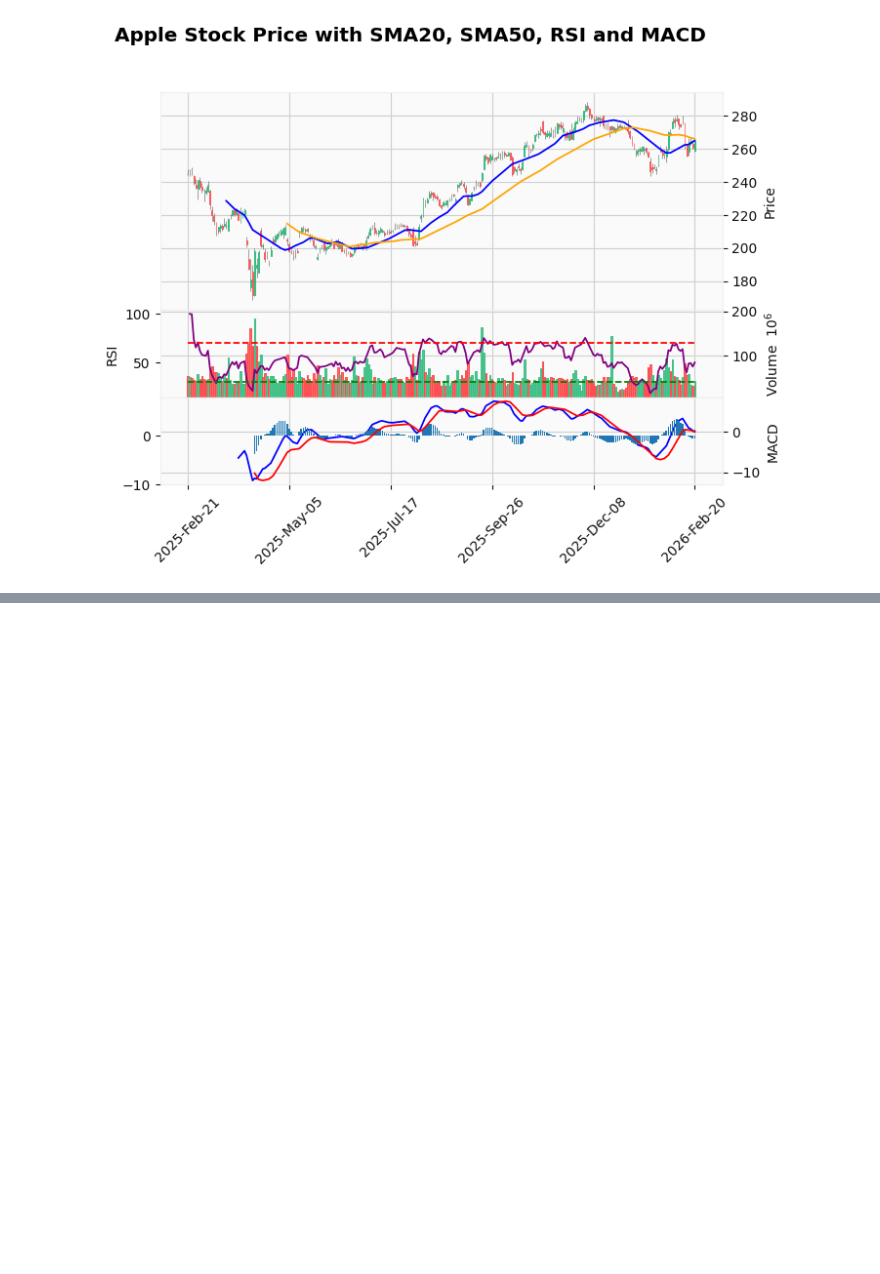
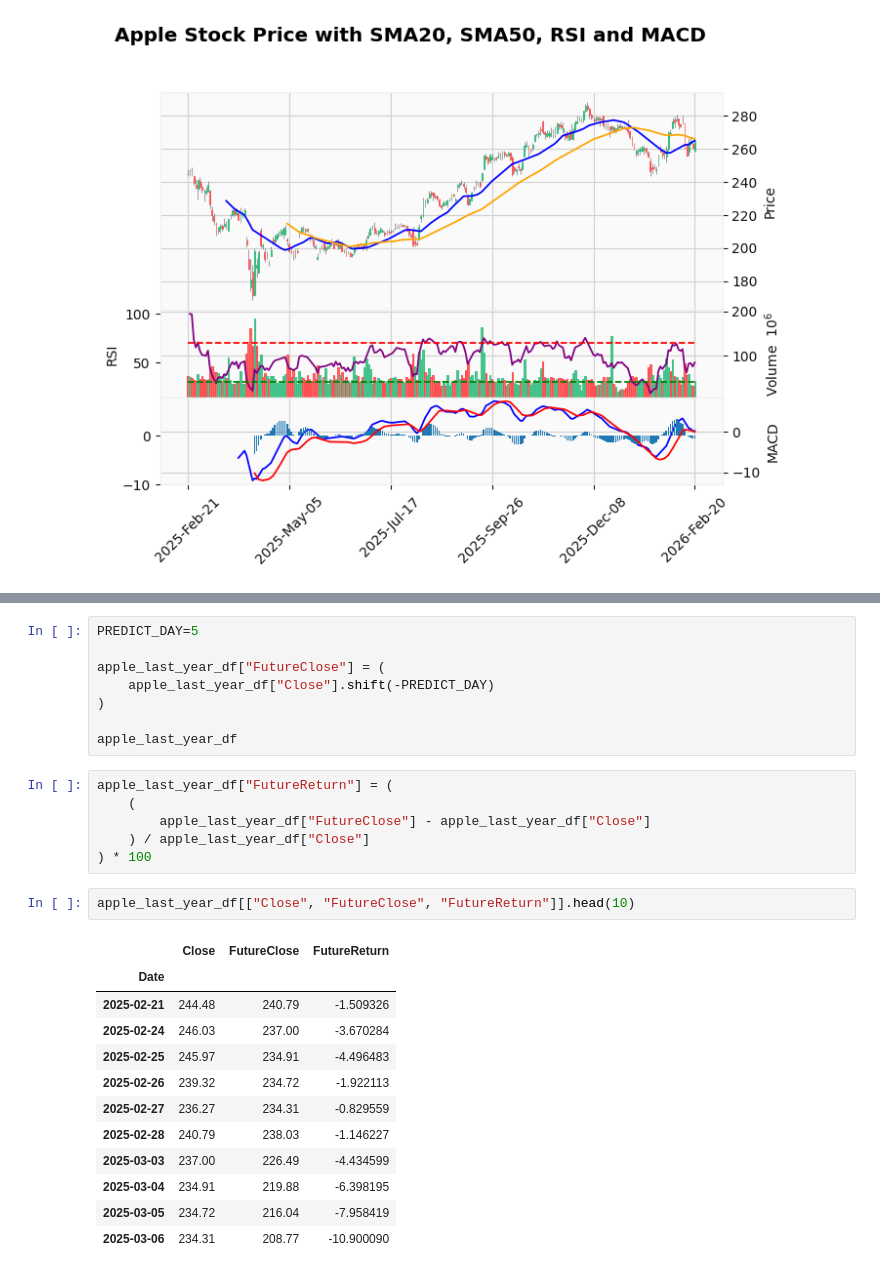
Before and after one commit to alaricbat/FinancialApp, a Jupyter notebook: AA002FinancialAI/ai-module/svm/svm_kernel.ipynb, the cells around one changed output, grey strips where cells are left out. Saved outputs shown, nothing was run; the diff lists cells and outputs as text; blank space fills up the shorter version.

Commit message:
Common:SVM:20260712:apply future return with SVM

```diff
--- a/AA002FinancialAI/ai-module/svm/svm_kernel.ipynb
+++ b/AA002FinancialAI/ai-module/svm/svm_kernel.ipynb
@@ -414,0 +356,29 @@ plt.show()
+# %%
+PREDICT_DAY=5
+
+apple_last_year_df["FutureClose"] = (
+    apple_last_year_df["Close"].shift(-PREDICT_DAY)
+)
+
+apple_last_year_df
+# %%
+apple_last_year_df["FutureReturn"] = (
+    (
+        apple_last_year_df["FutureClose"] - apple_last_year_df["Close"]
+    ) / apple_last_year_df["Close"]
+) * 100
+# %%
+apple_last_year_df[["Close", "FutureClose", "FutureReturn"]].head(10)
+# %% [output]
+|  | Close | FutureClose | FutureReturn |
+| Date |  |  |  |
+| 2025-02-21 | 244.48 | 240.79 | -1.509326 |
+| 2025-02-24 | 246.03 | 237.00 | -3.670284 |
+| 2025-02-25 | 245.97 | 234.91 | -4.496483 |
+| 2025-02-26 | 239.32 | 234.72 | -1.922113 |
+| 2025-02-27 | 236.27 | 234.31 | -0.829559 |
+| 2025-02-28 | 240.79 | 238.03 | -1.146227 |
+| 2025-03-03 | 237.00 | 226.49 | -4.434599 |
+| 2025-03-04 | 234.91 | 219.88 | -6.398195 |
+| 2025-03-05 | 234.72 | 216.04 | -7.958419 |
+| 2025-03-06 | 234.31 | 208.77 | -10.900090 |
```
Also changed, not shown: parts of 14 cells of this notebook.
